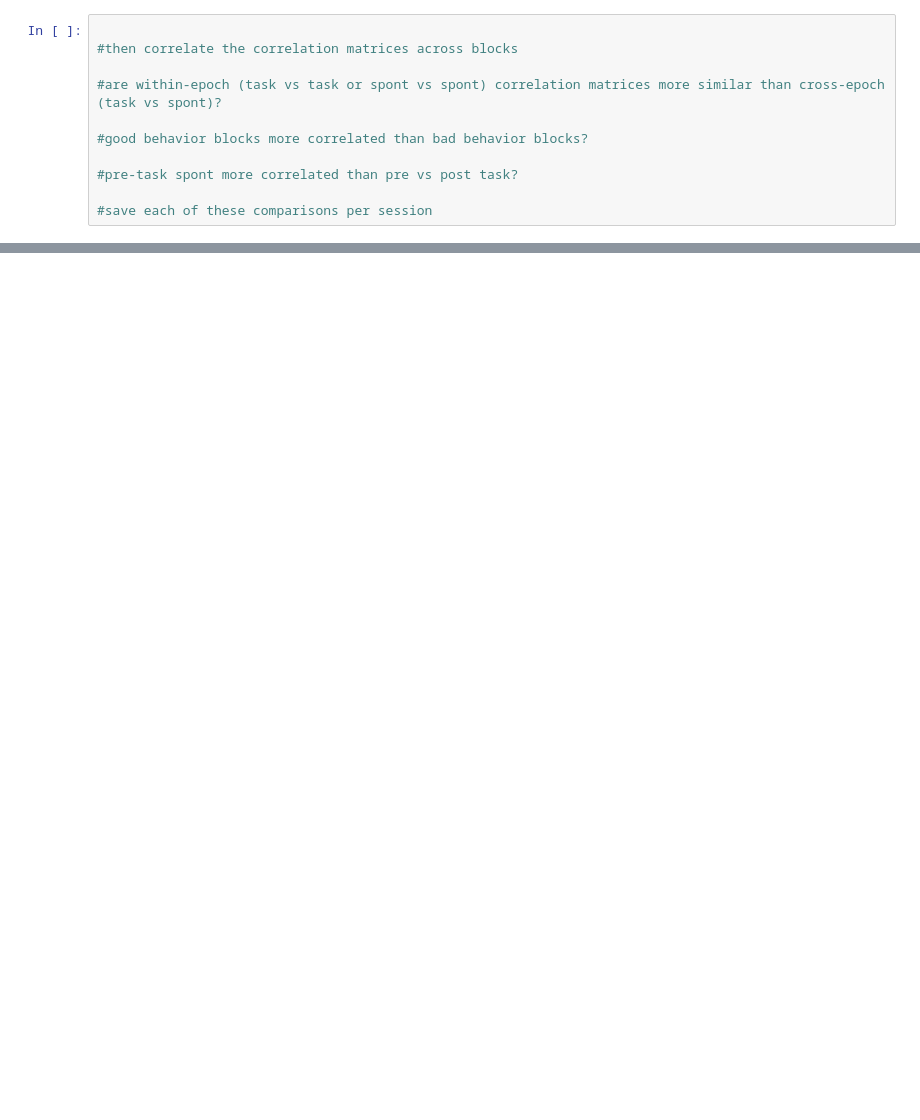
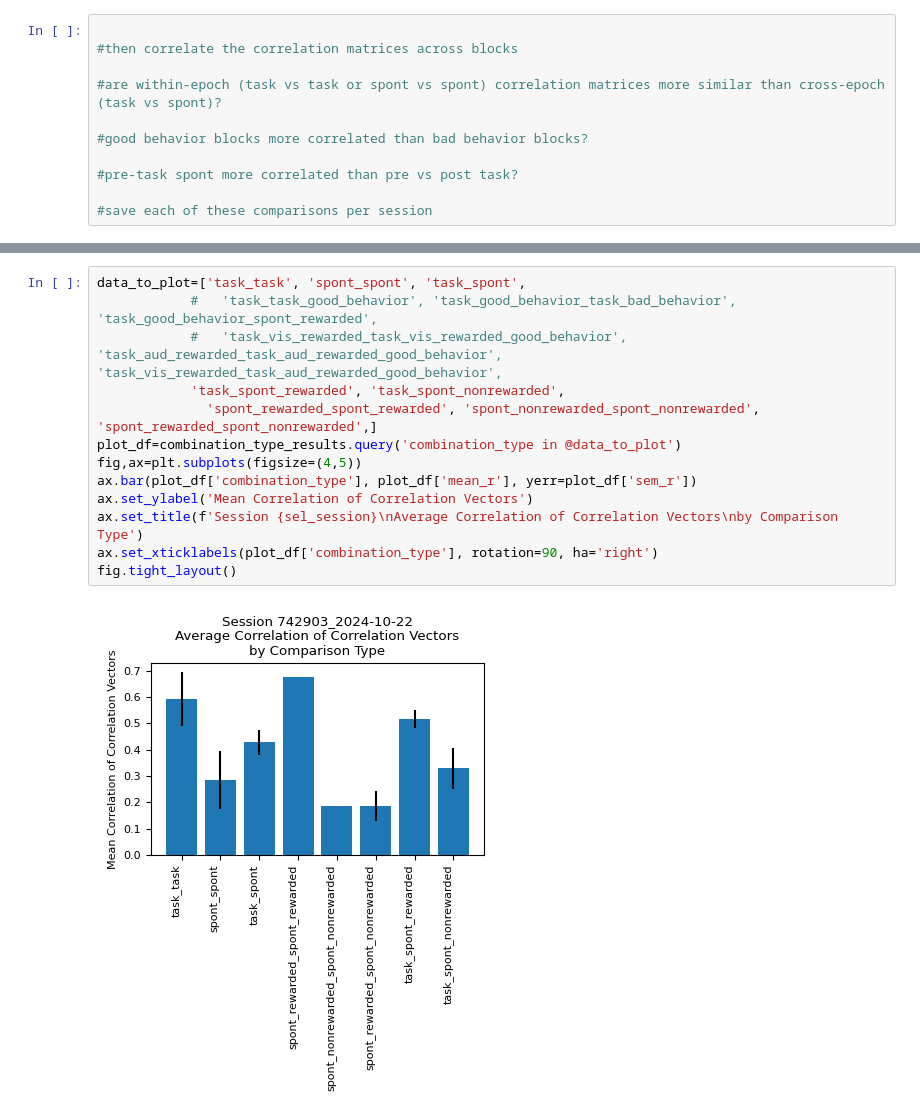
Before and after one commit to AllenInstitute/dynamic_routing_analysis, a Jupyter notebook: notebooks/blockwise_correlate_predict_proba_across_structures.ipynb, the cells around one changed output, grey strips where cells are left out. Drawn from its saved outputs; the diff is of its cells as text; blank space fills up the shorter version.

```diff
--- a/notebooks/blockwise_correlate_predict_proba_across_structures.ipynb
+++ b/notebooks/blockwise_correlate_predict_proba_across_structures.ipynb
@@ -1140 +1163,16 @@ combination_type_results
+# %%
+data_to_plot=['task_task', 'spont_spont', 'task_spont',
+            #   'task_task_good_behavior', 'task_good_behavior_task_bad_behavior', 'task_good_behavior_spont_rewarded',
+            #   'task_vis_rewarded_task_vis_rewarded_good_behavior', 'task_aud_rewarded_task_aud_rewarded_good_behavior', 'task_vis_rewarded_task_aud_rewarded_good_behavior',
+            'task_spont_rewarded', 'task_spont_nonrewarded',
+              'spont_rewarded_spont_rewarded', 'spont_nonrewarded_spont_nonrewarded', 'spont_rewarded_spont_nonrewarded',]
+plot_df=combination_type_results.query('combination_type in @data_to_plot')
+fig,ax=plt.subplots(figsize=(4,5))
+ax.bar(plot_df['combination_type'], plot_df['mean_r'], yerr=plot_df['sem_r'])
+ax.set_ylabel('Mean Correlation of Correlation Vectors')
+ax.set_title(f'Session {sel_session}\nAverage Correlation of Correlation Vectors\nby Comparison Type')
+ax.set_xticklabels(plot_df['combination_type'], rotation=90, ha='right')
+fig.tight_layout()
+# %% [output]
+[figure, added]
 # %%
```
Also changed, not shown: parts of 24 cells of this notebook, 2 other files.
